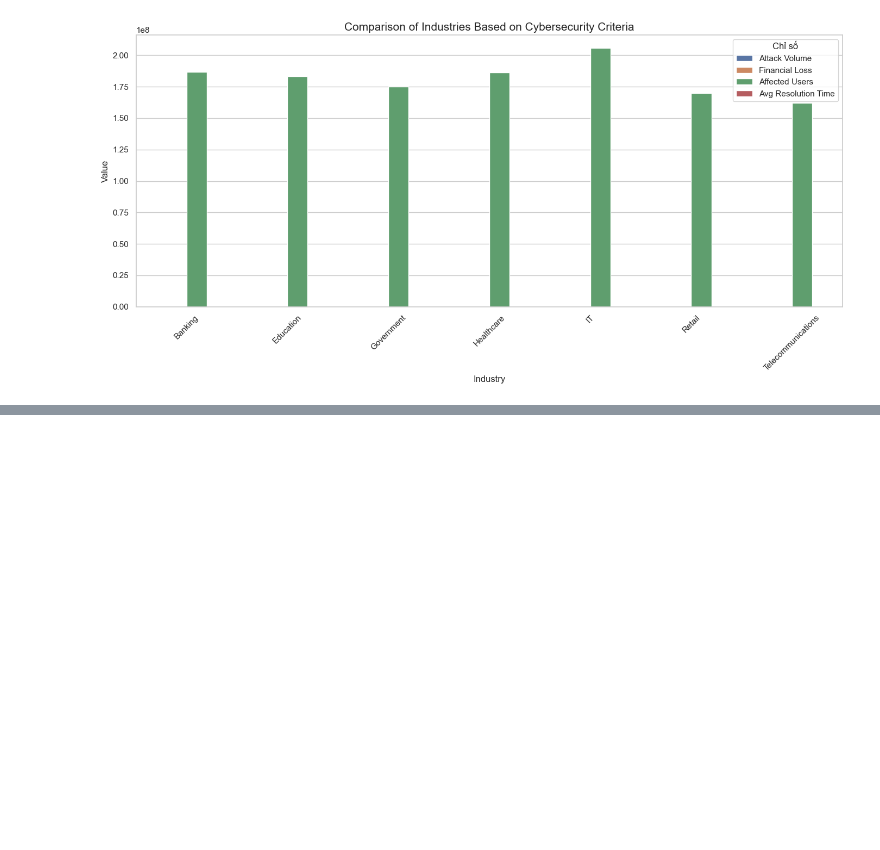
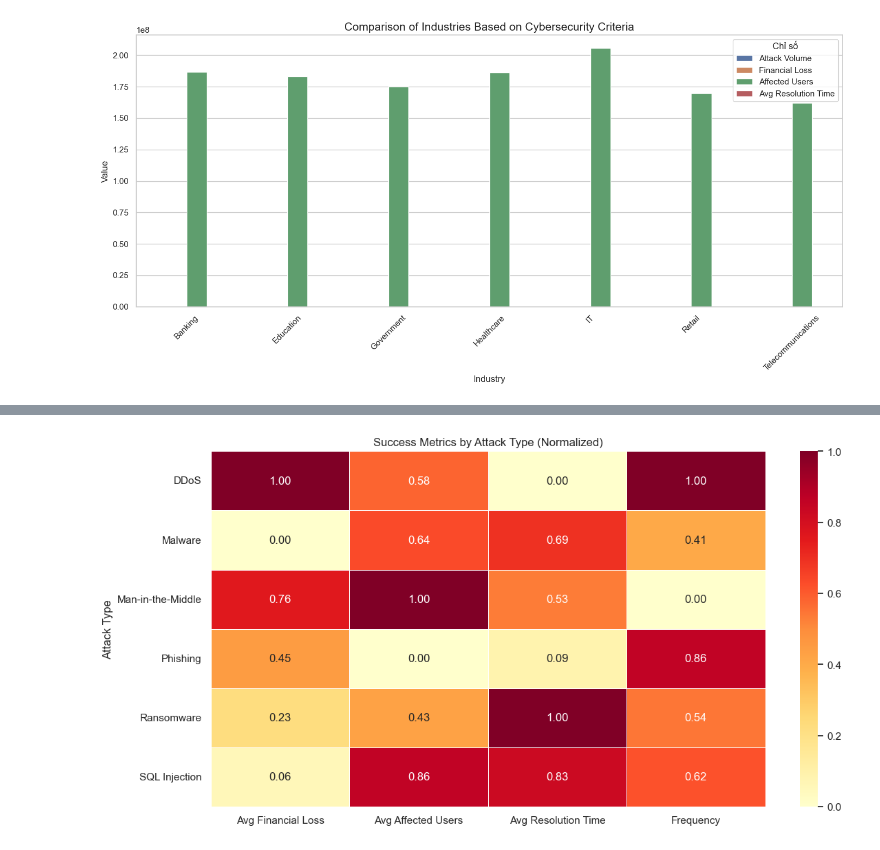
Before and after one commit to immaFrogUwU/Cyber-Security-Threats, a Jupyter notebook: Data_Storytelling_Cyber_Security_Threats.ipynb, the cells around one changed output, grey strips where cells are left out. Cells and saved outputs as stored; diff of their text form; code cells hidden in the pictures; blank space fills up the shorter version.

```diff
--- a/Data_Storytelling_Cyber_Security_Threats.ipynb
+++ b/Data_Storytelling_Cyber_Security_Threats.ipynb
@@ -288,0 +335,29 @@ plt.show()
+# %%
+
+# Group and calculate success metrics
+attack_success = cybersec_cleaned.groupby("Attack Type").agg({
+    "Financial Loss (in Million $)": "mean",
+    "Number of Affected Users": "mean",
+    "Incident Resolution Time (in Hours)": "mean",
+    "Attack Type": "count"  # Frequency
+}).rename(columns={
+    "Financial Loss (in Million $)": "Avg Financial Loss",
+    "Number of Affected Users": "Avg Affected Users",
+    "Incident Resolution Time (in Hours)": "Avg Resolution Time",
+    "Attack Type": "Frequency"
+})
+
+
+# Normalize data for better heatmap contrast (optional)
+attack_success_normalized = (attack_success - attack_success.min()) / (attack_success.max() - attack_success.min())
+
+
+# Plot the heatmap
+plt.figure(figsize=(12, 6))
+sns.heatmap(attack_success_normalized, annot=True, cmap="YlOrRd", linewidths=0.5, fmt=".2f")
+plt.title("Success Metrics by Attack Type (Normalized)")
+plt.ylabel("Attack Type")
+plt.tight_layout()
+plt.show()
+# %% [output]
+[figure, added]
```
Also changed, not shown: parts of 3 cells of this notebook.
